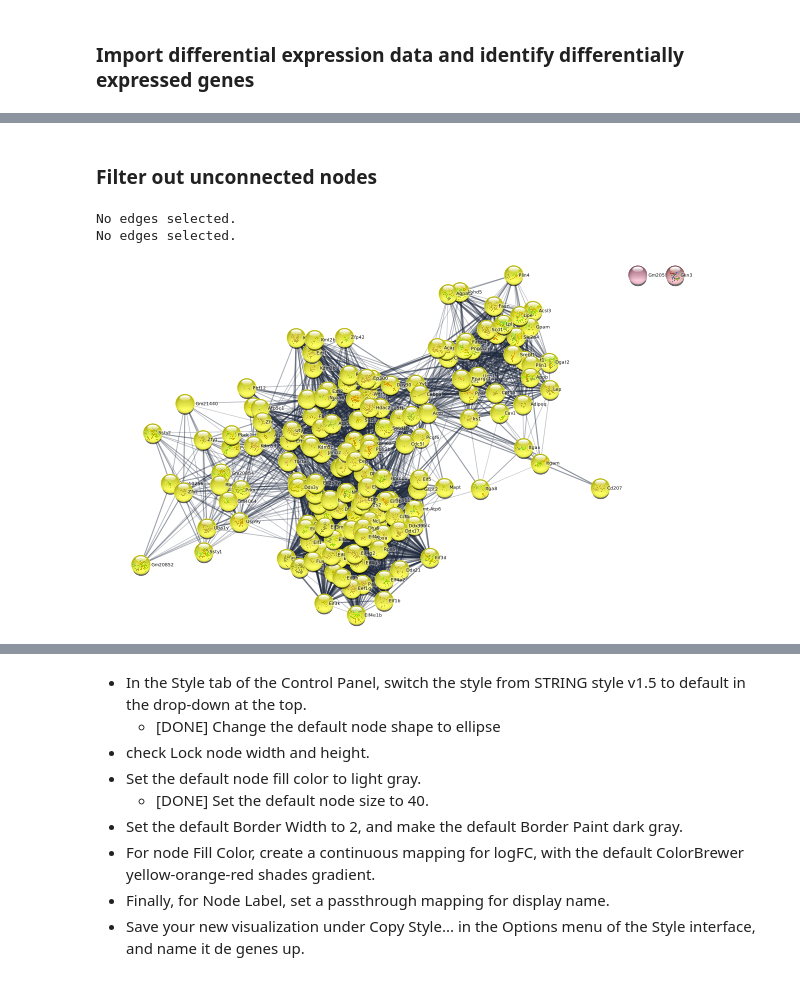
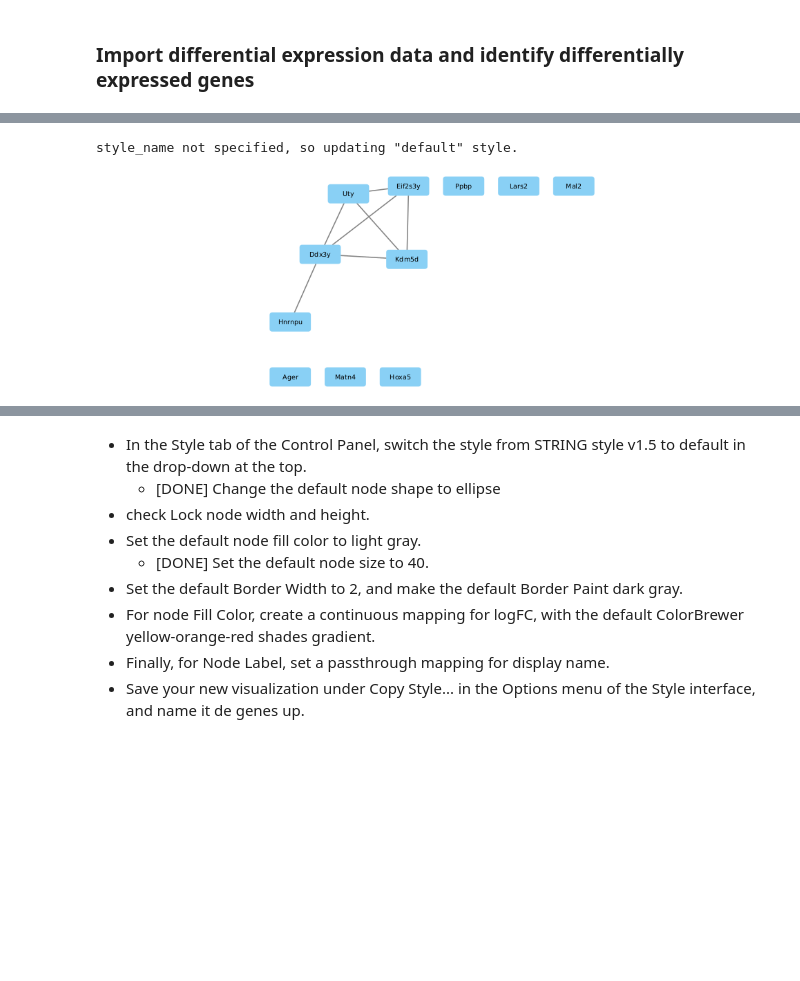
Before and after one commit to hverdonk/RNAseq-network-analysis, a Jupyter notebook: network-finder.ipynb, the cells around one changed output, grey strips where cells are left out. Drawn from its saved outputs; the diff is of its cells as text; code cells hidden in the pictures; blank space fills up the shorter version.

```diff
--- a/network-finder.ipynb
+++ b/network-finder.ipynb
@@ -68,22 +66,6 @@ NameError: name 'female_network_suid' is not defined
 # %%
+p4c.set_node_label_mapping(table_column='display_name', network=male_network_suid)
 p4c.notebook_export_show_image(network=male_network_suid)
+# %% [output]
+style_name not specified, so updating "default" style.
+[figure, added]
-# %% [markdown]
-### Filter out unconnected nodes
-# %%
-# select all nodes except low degree nodes, e.g., those with 0 edges
-p4c.create_degree_filter('female degree filter', [0,0], predicate='IS_NOT_BETWEEN', network=female_network_suid)
-p4c.create_degree_filter('male degree filter', [0,0], predicate='IS_NOT_BETWEEN', network=male_network_suid)
-
-# create a subnetwork of the selected set of nodes and all relevant edges
-p4c.create_subnetwork(subnetwork_name='female DEGs', network=female_network_suid)
-p4c.create_subnetwork(subnetwork_name='male DEGs', network=male_network_suid)
-
-# grab subnetwork suids
-female_subnetwork_suid = p4c.get_network_suid('female DEGs')
-male_subnetwork_suid = p4c.get_network_suid('male DEGs')
-
-p4c.notebook_export_show_image(network=female_subnetwork_suid)
-# %% [output]
-No edges selected.
-No edges selected.
-[figure, removed]
```
Also changed, not shown: parts of 17 cells of this notebook, 3 other files.
